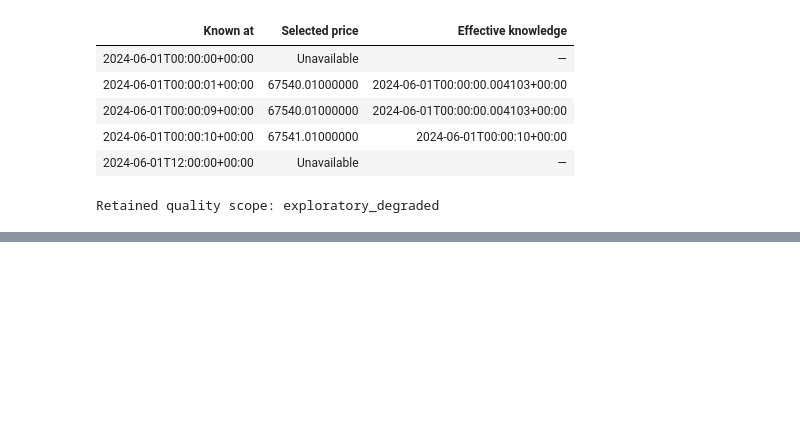
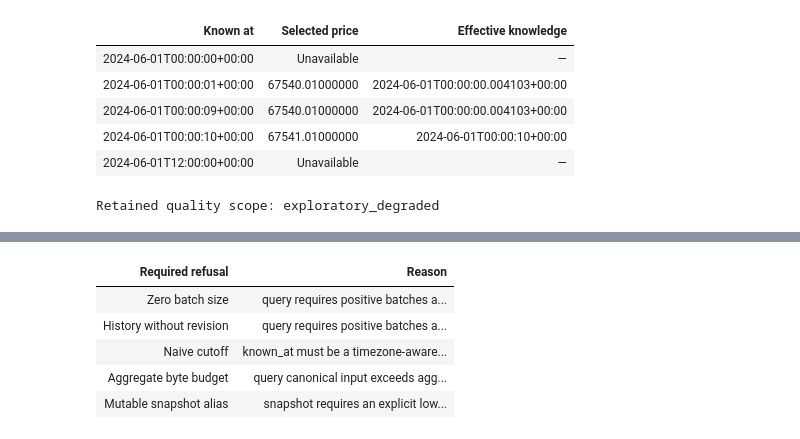
Before and after one commit to lixuanguang/alpha-research-lab-private, a Jupyter notebook: examples/research-foundations.ipynb, the cells around one changed output, grey strips where cells are left out. Cells and saved outputs as stored; diff of their text form; code cells hidden in the pictures; blank space fills up the shorter version.

```diff
--- a/examples/research-foundations.ipynb
+++ b/examples/research-foundations.ipynb
@@ -867,0 +1091,44 @@ The next dataset work is bounded reading in MR 19 and LOB adapters in MR 25.
+# %%
+failures = []
+for label, options in (
+    ("Zero batch size", {"batch_size": 0}),
+    ("History without revision", {"mode": "history"}),
+    ("Naive cutoff", {"known_at": datetime(2024, 6, 1)}),
+):
+    arguments = dict(
+        start=start,
+        end=binding.end,
+        known_at=start + timedelta(seconds=10),
+        columns=("price",),
+        batch_size=1,
+    )
+    arguments.update(options)
+    try:
+        list(query.batches((binding.instrument.instrument_id,), **arguments))
+    except (ValueError, TypeError) as error:
+        failures.append((label, str(error)))
+    else:
+        raise AssertionError(f"Accepted {label}")
+try:
+    QueryReader(tuple(query_payloads), precedence=tuple(query_precedence), max_bytes=1)
+except ValueError as error:
+    failures.append(("Aggregate byte budget", str(error)))
+else:
+    raise AssertionError("Accepted excessive reference input")
+try:
+    QueryReader.read(
+        destination, store, identity="latest", max_bytes=max_bytes, precedence=precedence
+    )
+except ValueError as error:
+    failures.append(("Mutable snapshot alias", str(error)))
+else:
+    raise AssertionError("Accepted mutable alias")
+NotebookDisplay.show_table(("Required refusal", "Reason"), failures)
+assert len(failures) == 5
+# %% [output]
+| Required refusal | Reason |
+| Zero batch size | query requires positive batches a... |
+| History without revision | query requires positive batches a... |
+| Naive cutoff | known_at must be a timezone-aware... |
+| Aggregate byte budget | query canonical input exceeds agg... |
+| Mutable snapshot alias | snapshot requires an explicit low... |
```
Also changed, not shown: parts of 11 cells of this notebook, 7 other files.
